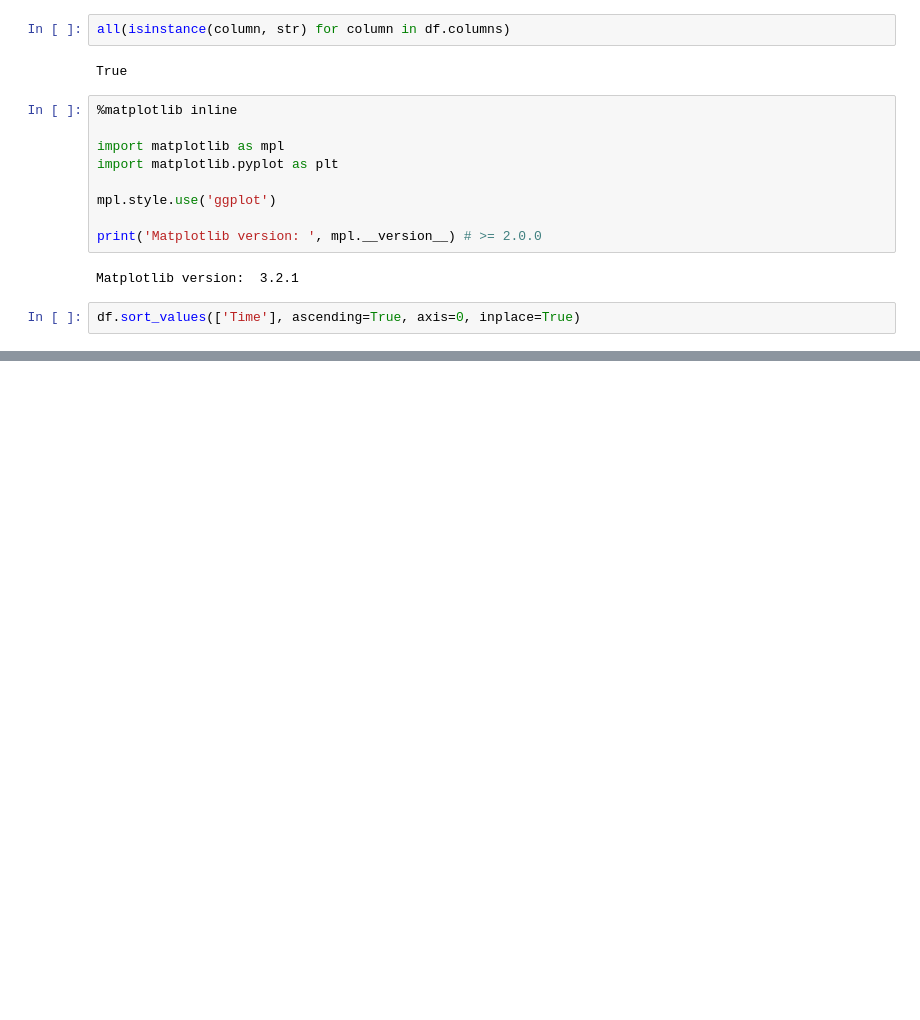
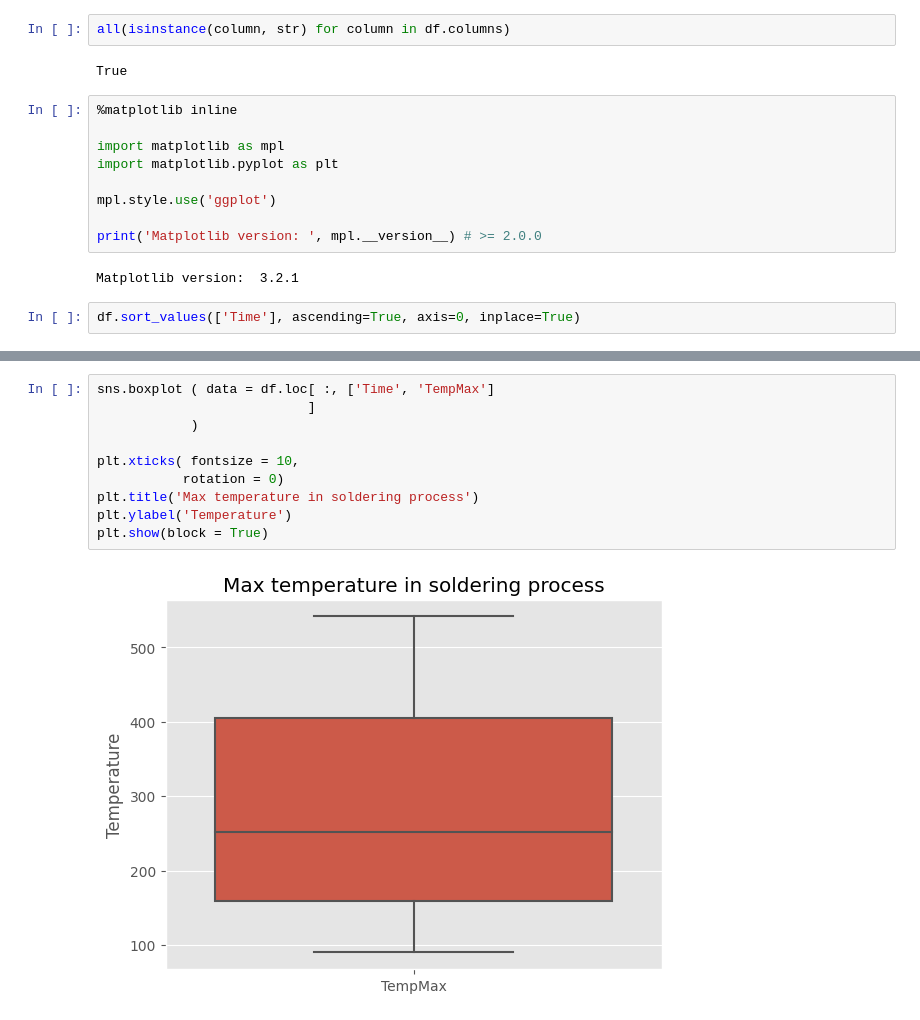
Before and after one commit to Caavalos/DMEGADE3, a Jupyter notebook: thermal.ipynb, the cells around one changed output, grey strips where cells are left out. Drawn from its saved outputs; the diff is of its cells as text; blank space fills up the shorter version.

```diff
--- a/thermal.ipynb
+++ b/thermal.ipynb
@@ -134,0 +143,12 @@ plt.show()
+# %%
+sns.boxplot ( data = df.loc[ :, ['Time', 'TempMax']
+                           ]
+            )
+
+plt.xticks( fontsize = 10,
+           rotation = 0)
+plt.title('Max temperature in soldering process')
+plt.ylabel('Temperature')
+plt.show(block = True)
+# %% [output]
+[figure, added]
```
Also changed, not shown: parts of 10 cells of this notebook.
